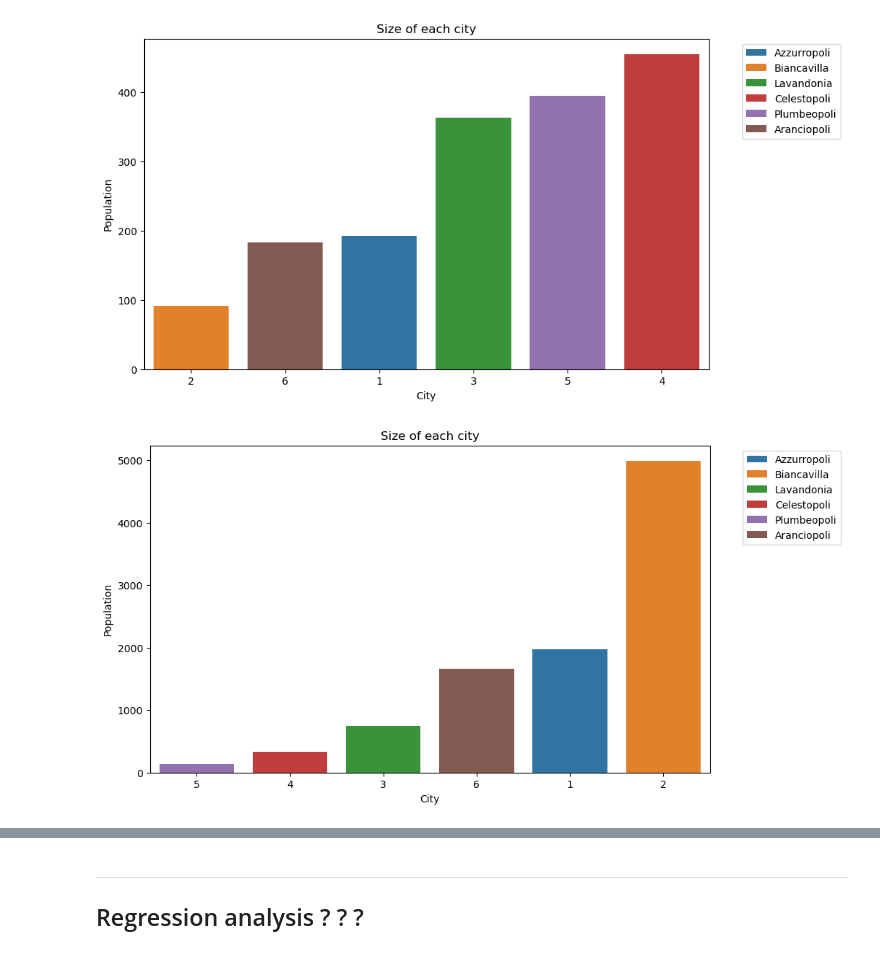
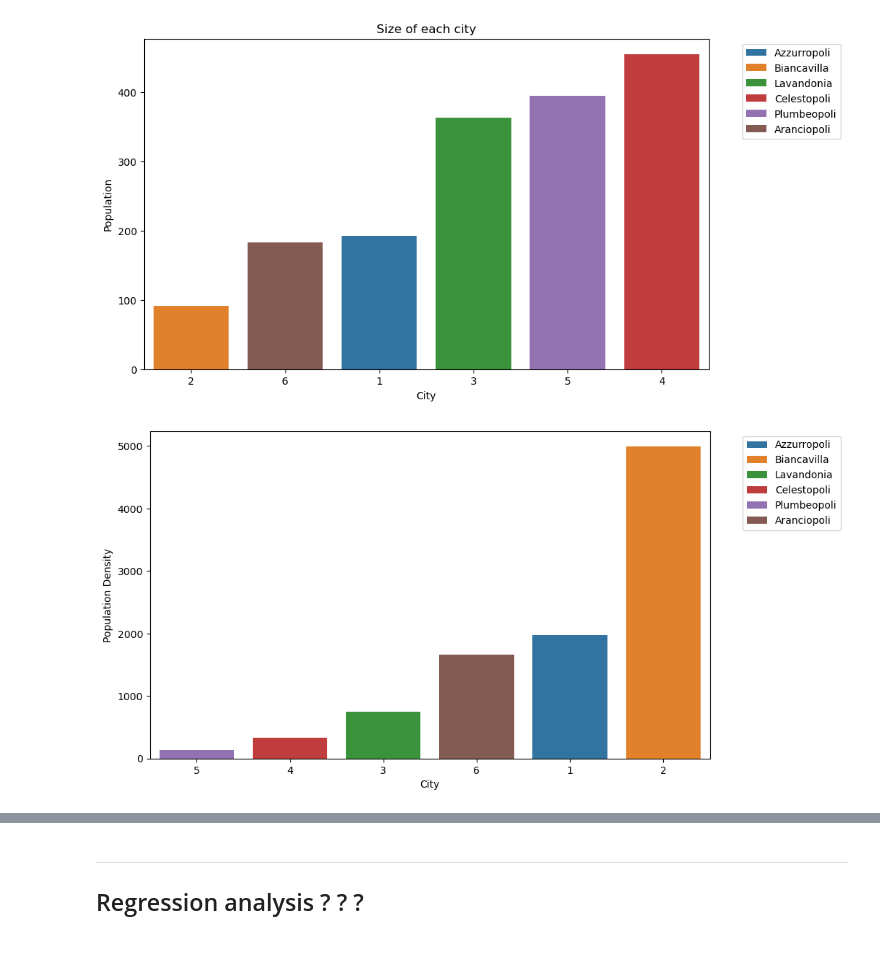
Before and after one commit to leonardohannas/MODS206_TelecomParis, a Jupyter notebook: notebook.ipynb, the cells around one changed output, grey strips where cells are left out. Saved outputs shown, nothing was run; the diff lists cells and outputs as text; code cells hidden in the pictures.

```diff
--- a/notebook.ipynb
+++ b/notebook.ipynb
@@ -351,12 +359,12 @@ plt.show()
 # %%
 city_info_sorted = city_info.sort_values('popDensity', ascending=True)
 
 plt.figure(figsize=(10, 6), dpi=100)
 sns.barplot(x='city', y='popDensity', hue='cityName', data=city_info, order=city_info_sorted.city, dodge=False)
 plt.legend(bbox_to_anchor=(1.05, 1), loc='upper left')
-plt.title("Size of each city")
-plt.ylabel("Population")
+# plt.title("Population density of each city")
+plt.ylabel("Population Density")
 plt.xlabel("City")
 plt.show()
 # %% [output]
-[figure, old version]
+[figure, new version]
```
Also changed, not shown: parts of 7 cells of this notebook.
